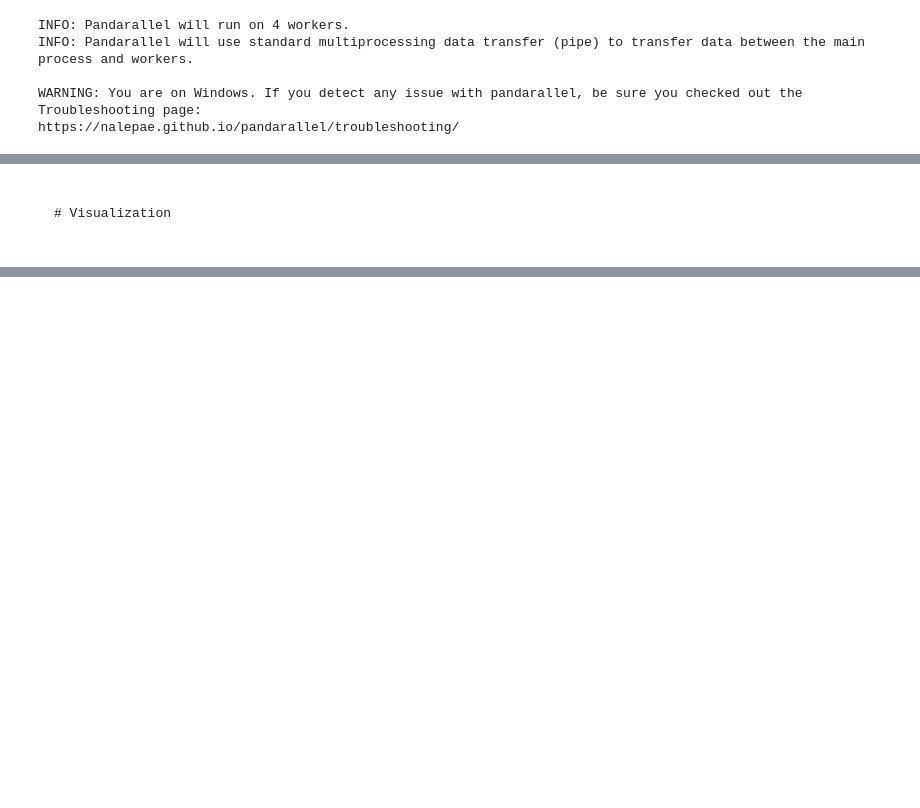
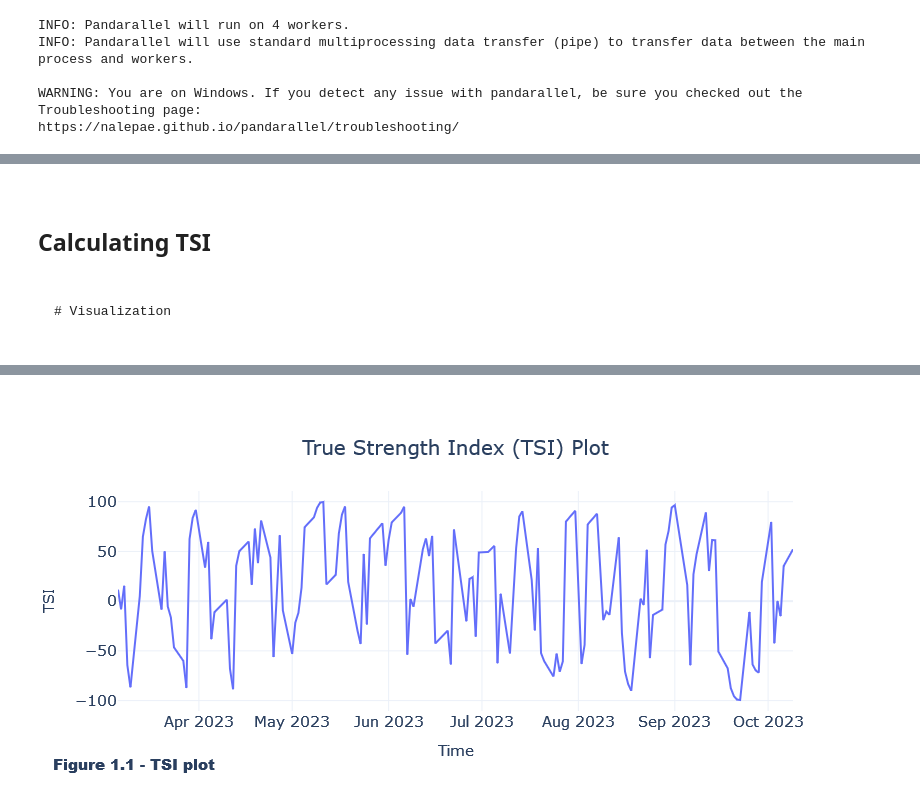
Before and after one commit to jocoder22/FinIndicators, a Jupyter notebook: TSI.ipynb, the cells around one changed output, grey strips where cells are left out. Cells and saved outputs as stored; diff of their text form; code cells hidden in the pictures; blank space fills up the shorter version.

````diff
--- a/TSI.ipynb
+++ b/TSI.ipynb
@@ -88,3 +91,8 @@ def format_plot(fig, legends = None, xlabel="Time", ylabel="Value", figsize=(400
             )]
         )
     return fig
+# %%
+riskyAsset = "AMZN"
+startdate = date.today() - timedelta(days=365)
+
+df = yf.download(riskyAsset, start=startdate)
@@ -91,3 +121,41 @@ def format_plot(fig, legends = None, xlabel="Time", ylabel="Value", figsize=(400
+# %% [markdown]
+<br>
+
+## Calculating TSI
+# %%
+# A: Computing the double Smoothed price change
+# using Adjusted close price
+col = 'Adj Close'
+
+# 1. compute price change = Current Price minus Prior Price
+df["priceDelta"] =  df[[col]] - df[[col]].shift(1)
+
+# 2. Compute absolute price Change
+df["AbspriceDelta"] =  df["priceDelta"].abs()
+
+# remove nans
+df.dropna(inplace=True)
+
+# 3 compute First Smoothing = 25-period EMA of PC
+df["EMA25"] = df[["priceDelta"]].ewm(com=0.5, min_periods=25).mean()
+
+# 4. compute  First Smoothing of absolute pricechange
+df["EMAAbs25"] = df[["AbspriceDelta"]].ewm(com=0.5, min_periods=25).mean()
+
+# remove nans
+df.dropna(inplace=True)
+
+# 5. compute Second Smoothing of price channge = 13-period EMA of 25-period EMA of price change
+df["EMA13"] = df[["EMA25"]].ewm(com=0.5, min_periods=13).mean()
+
+# 6. compute second Smoothing = 13-period EMA of 25-period EMA of absolute price change
+df["EMAAbs13"] = df[["EMAAbs25"]].ewm(com=0.5, min_periods=13).mean()
+
+# remove nans
+df.dropna(inplace=True)
+
+# 7. compute TSI
+df["TSI"] = 100 *  df["EMA13"] / df["EMAAbs13"]
 # %% [markdown]
 ```{important} Visualization
 
@@ -96,12 +164,13 @@ def format_plot(fig, legends = None, xlabel="Time", ylabel="Value", figsize=(400
 ```
 # %%
 n = 1
-text = f"Figure 1.{n} - Basic line Plot -- Daily Values"
+text = f"Figure 1.{n} - TSI plot "
 
-fig = px.line(ts_df, y="energy_consumptionYW", title="Energy Consumption for MAC000193")
-fig = format_plot(fig, ylabel="Energy Consumption", text=text)
+fig = px.line(df, y="TSI", title="True Strength Index (TSI) Plot")
+fig = format_plot(fig, ylabel="TSI", text=text)
 # fig.write_image("imgs/chapter_3/line_plot.png")
 fig.show()
 
 
 n += 1
+# %% [output]
@@ -107,0 +178 @@ n += 1
+[figure, added]
````
Also changed, not shown: parts of 5 cells of this notebook.
